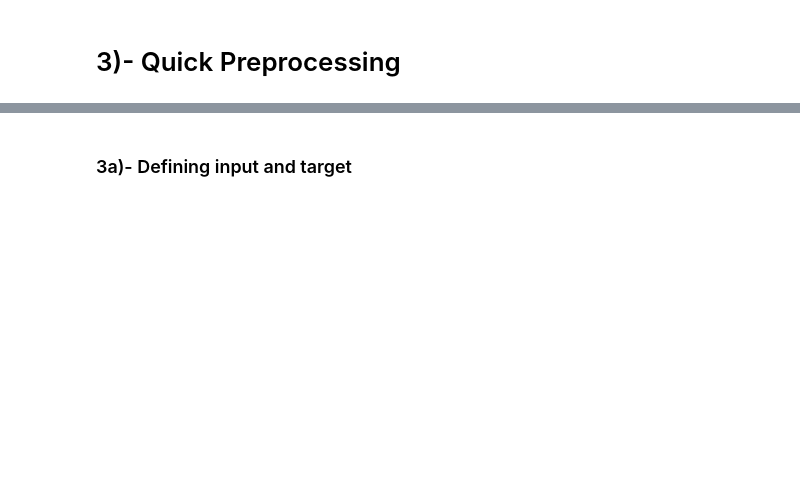
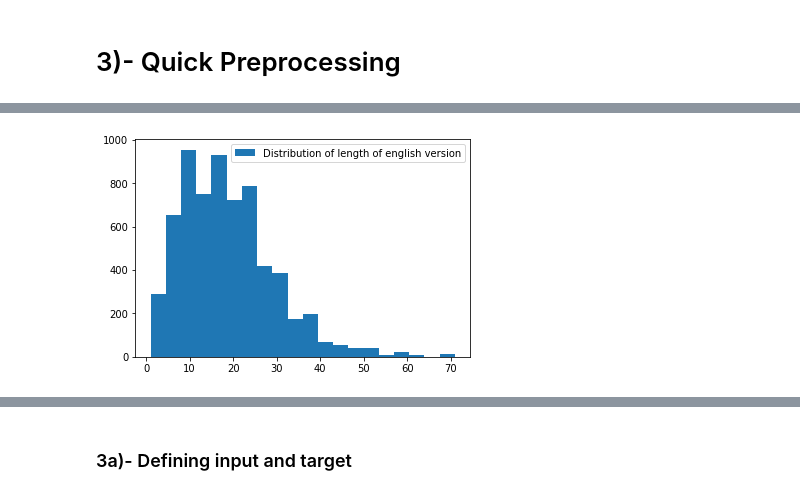
Before and after one commit to HassanSherwani/Language_Translator, a Jupyter notebook: Encoder_Decoder_Model.ipynb, the cells around one changed output, grey strips where cells are left out. Drawn from its saved outputs; the diff is of its cells as text; code cells hidden in the pictures; blank space fills up the shorter version.

```diff
--- a/Encoder_Decoder_Model.ipynb
+++ b/Encoder_Decoder_Model.ipynb
@@ -175,0 +180,7 @@ max_length_tar
+# %%
+words_eng=df['word_eng']
+plt.hist(words_eng, bins=20, label="Distribution of length of english version")
+plt.legend()
+plt.show()
+# %% [output]
+[figure, added]
```
Also changed, not shown: parts of 54 cells of this notebook.
